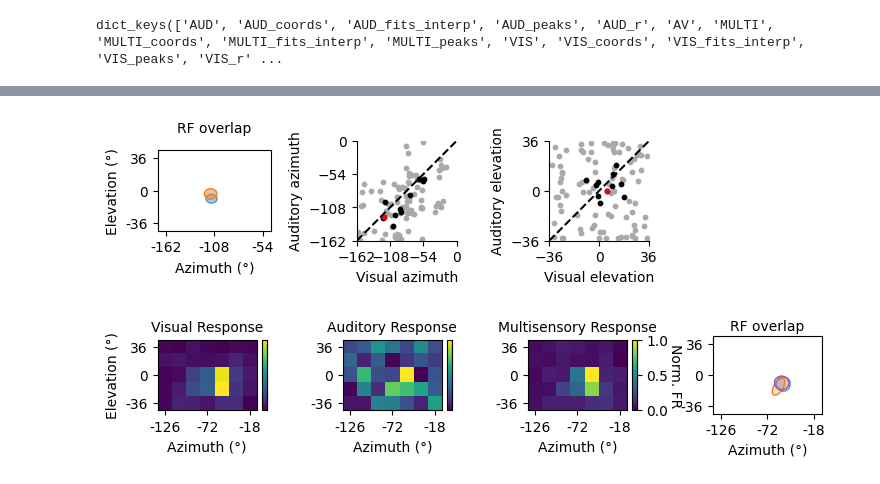
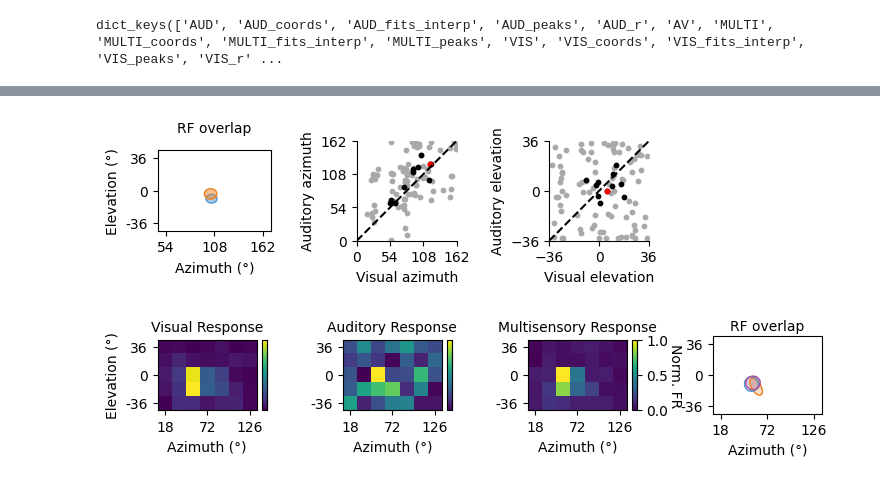
Before and after one commit to Iacaruso-lab/Bianchini2025_SC, a Jupyter notebook: Figures_code/Figure1.ipynb, the cells around one changed output, grey strips where cells are left out. Cells and saved outputs as stored; diff of their text form; code cells hidden in the pictures.

```diff
--- a/Figures_code/Figure1.ipynb
+++ b/Figures_code/Figure1.ipynb
@@ -344,26 +363,12 @@ for k in DAT.keys():
     globals()[k] = DAT[k]
 # %% [output]
 dict_keys(['AUD', 'AUD_coords', 'AUD_fits_interp', 'AUD_peaks', 'AUD_r', 'AV', 'MULTI', 'MULTI_coords', 'MULTI_fits_interp', 'MULTI_peaks', 'VIS', 'VIS_coords', 'VIS_fits_interp', 'VIS_peaks', 'VIS_r' ...
-# %%
-# Helper function to compute mean, std, SEM, and 90% CI
-def compute_stats(data):
-    """Compute mean, standard deviation, SEM, and 90% CI."""
-    if len(data) == 0:
-        return np.zeros(2), np.zeros(2)  # Return zero arrays if data is empty
-
-    mean = np.mean(data, axis=0)
-    std = np.std(data, axis=0)
-    sem = std / np.sqrt(len(data))
-    t_90 = stats.t.ppf(0.95, df=len(data)-1)  # 90% CI
-    ci_90 = sem * t_90
-    return mean, ci_90
-
-# Helper function to add confidence ellipse
-def add_ellipse(ax, mean, ci_90, edgecolor, facecolor):
-    ellipse = Ellipse(
-        mean, width=ci_90[0] * 2, height=ci_90[1] * 2,
-        edgecolor=edgecolor, facecolor=facecolor, linewidth=1
-    )
-    ax.add_patch(ellipse)
+# %%
+# set as positive degrees the azimuths for plotting purposes
+
+VIS_coords[:,0] = VIS_coords[:,0]*-1
+AUD_coords[:,0] = AUD_coords[:,0]*-1
+MULTI_coords[:,0] = MULTI_coords[:,0]*-1
+slices_degrees = slices_degrees*-1
 # %%
 # plot example unisensory neuron - Figure 1E,F
@@ -522,6 +532,7 @@ ax.set_xlim([min_value, max_value])
 ax.set_xticks([])
 ax.set_yticks([])
 ax.invert_yaxis()
+ax.invert_xaxis()
 ax.spines[:].set_visible(False)
 
 # Second subplot (RF heatmap)
@@ -539,6 +550,7 @@ ax2.set_yticks([0, 2, 4])
 ax2.set_yticklabels(['36', '0', '-36'])
 ax2.set_xticks([0, 3, 6])
 labels_ticks = np.squeeze(slices_degrees[pos[0], :]).astype(int)
+ax2.invert_xaxis()
 ax2.set_xticklabels([labels_ticks[0], labels_ticks[3], labels_ticks[6]], fontsize=10)
 
 # now we plot the correlation of azhimuth and elevation for every multisensory neuron
@@ -614,8 +626,8 @@ ax.spines.top.set_visible(False)
 ax.set_aspect('equal')
 
 # Compute correlations
-CC_A, pA = pearsonr(vis_coord[:,0], aud_coord[:,0])
-CC_E, pE = pearsonr(vis_coord[:,1], aud_coord[:,1])
+CC_A, pA = stats.pearsonr(vis_coord[:,0], aud_coord[:,0])
+CC_E, pE = stats.pearsonr(vis_coord[:,1], aud_coord[:,1])
 
 print("Correlation coefficient (Azimuth):", CC_A, "| p-value:", pA)
 print("Correlation coefficient (Elevation):", CC_E, "| p-value:", pE)
@@ -629,4 +641,4 @@ Correlation coefficient (Elevation): 0.10419903083132723 | p-value: 0.7604508858
-[figure, old version]
+[figure, new version]
 # %%
 # plot example multinsory neuron - Figure 1I,J
 
@@ -655,6 +667,7 @@ ax.set_xticks([0, 3, 6])
 labels_ticks = slices_degrees[this_neuron,:].astype(int)
 labels= [labels_ticks[0],labels_ticks[3],labels_ticks[6]]
 ax.set_xticklabels(labels,fontsize = 10)
+ax.invert_xaxis()
 divider = make_axes_locatable(ax)
 cax = divider.append_axes("right", size="5%", pad=0.05)
 cbar = plt.colorbar(im,cax=cax)
@@ -678,6 +691,7 @@ ax.set_xticks([0, 3, 6])
 ax.set_xticklabels(labels,fontsize = 10)
 labels_ticks = slices_degrees[this_neuron,:].astype(int)
 labels= [labels_ticks[0],labels_ticks[3],labels_ticks[6]]
+ax.invert_xaxis()
 divider = make_axes_locatable(ax)
 norm = LogNorm(vmin=0, vmax=1)
 divider = make_axes_locatable(ax)
@@ -705,6 +719,7 @@ ax.set_xticks([0, 3, 6])
 ax.set_xticklabels(labels,fontsize = 10)
 labels_ticks = slices_degrees[this_neuron,:].astype(int)
 labels= [labels_ticks[0],labels_ticks[3],labels_ticks[6]]
+ax.invert_xaxis()
 divider = make_axes_locatable(ax)
 norm = LogNorm(vmin=0, vmax=1)
 divider = make_axes_locatable(ax)
@@ -761,6 +776,7 @@ ax.set_ylim([0, interp_vis.shape[0]])
 ax.set_xticks([])
 ax.set_yticks([])
 ax.invert_yaxis()
+ax.invert_xaxis()
 ax.spines[:].set_visible(False)
 
 ax2 = fig.add_subplot(*dims,4)
@@ -776,12 +792,12 @@ ax2.set_yticks([0, 2, 4])
 ax2.set_yticklabels(['36', '0', '-36'])
 ax2.set_xticks([0, 3, 6])
 ax2.set_xticklabels(labels,fontsize = 10)
-
+ax2.invert_xaxis()
 # and save it
 dir = ''.join([saving_path,'Figure1I_J.svg'])
 fig.savefig(dir, dpi=300,format='svg',bbox_inches='tight', pad_inches=0)
 # %% [output]
-[figure, old version]
+[figure, new version]
 # %%
 # plot population RF overlap for multisensory RF - Figure 1K,L
 
```
Also changed, not shown: parts of 10 cells of this notebook.
